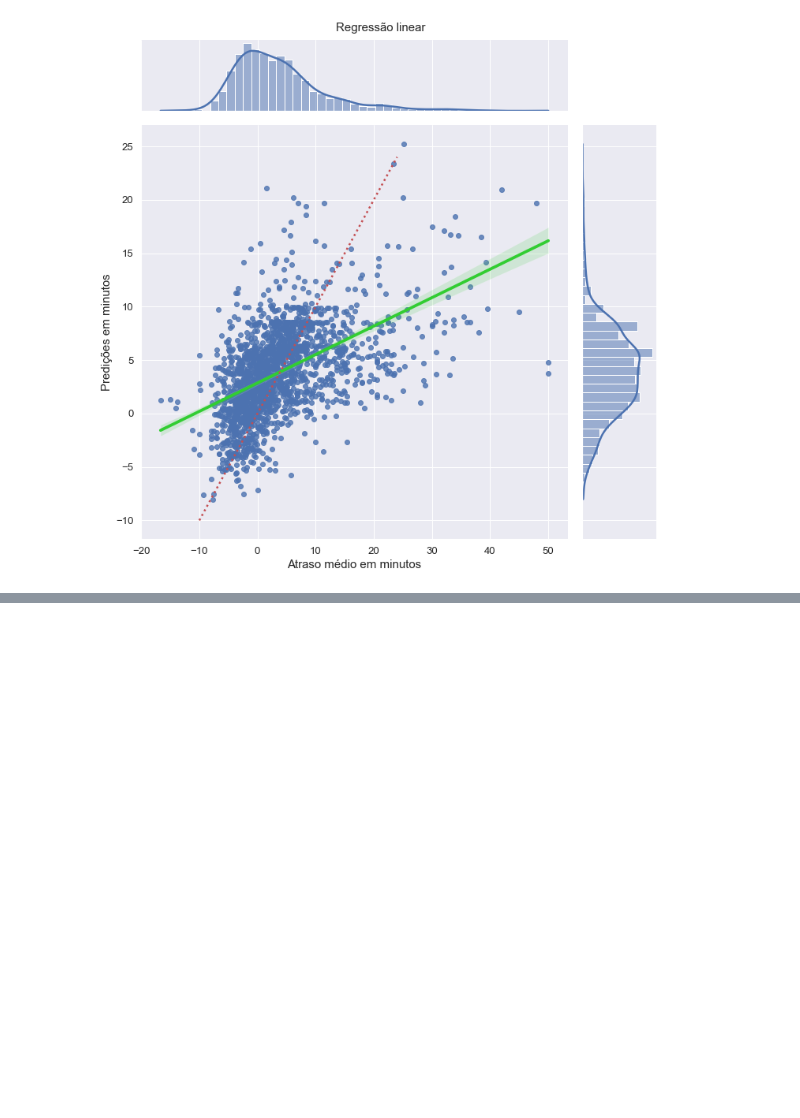
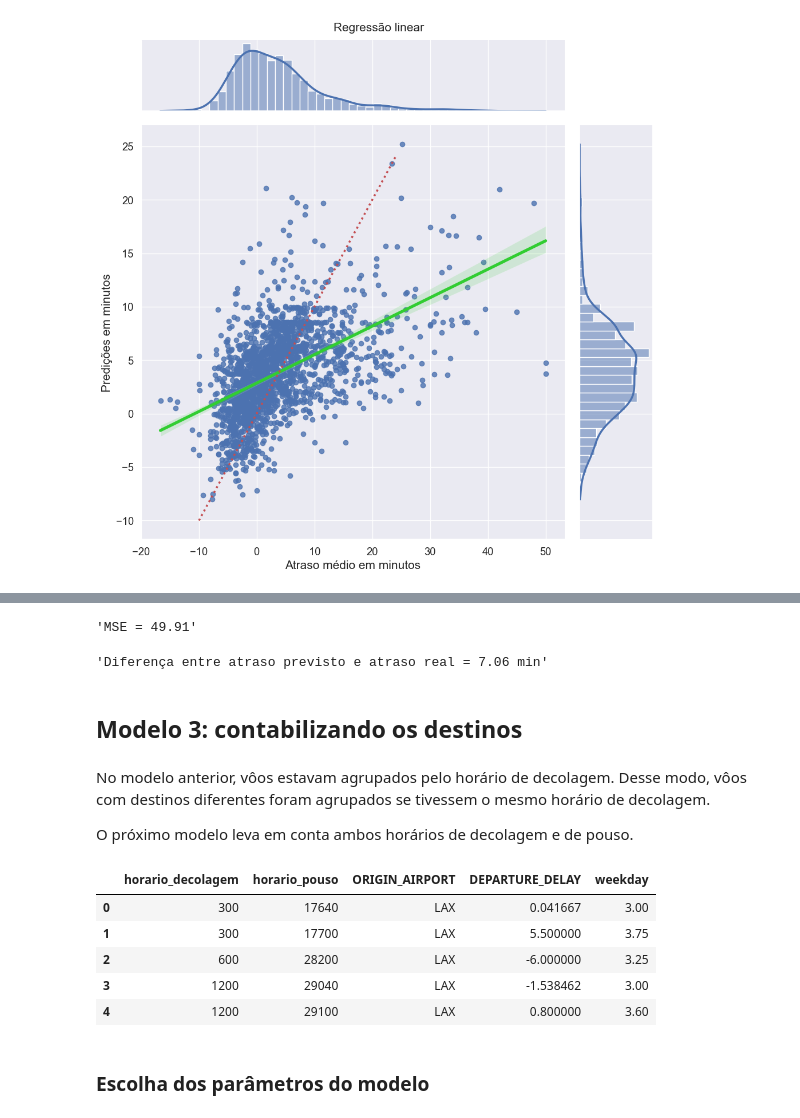
Before and after one commit to bekwendhausen/voos-kaggle-2015, a Jupyter notebook: flights-delay.ipynb, the cells around one changed output, grey strips where cells are left out. Cells and saved outputs as stored; diff of their text form; code cells hidden in the pictures; blank space fills up the shorter version.

```diff
--- a/flights-delay.ipynb
+++ b/flights-delay.ipynb
@@ -1379,0 +1493,3 @@ plt.show()
+# %%
+comp = 'AA'
+merged_df_test = get_merged_delays(df_test, comp)
@@ -1379,0 +1517,50 @@ plt.show()
+# %%
+X_ = poly.fit_transform(X_test)
+result = ridgereg.predict(X_)
+score = metrics.mean_squared_error(result, Y_test)
+'MSE = {:.2f}'.format(score)
+# %% [output]
+'MSE = 49.91'
+# %%
+'Diferença entre atraso previsto e atraso real = {:.2f} min'.format(np.sqrt(score))
+# %% [output]
+'Diferença entre atraso previsto e atraso real = 7.06 min'
+# %% [markdown]
+## Modelo 3: contabilizando os destinos
+# %% [markdown]
+No modelo anterior, vôos estavam agrupados pelo horário de decolagem. Desse modo, vôos com destinos diferentes foram agrupados se tivessem o mesmo horário de decolagem.
+
+O próximo modelo leva em conta ambos horários de decolagem e de pouso.
+# %%
+def create_df(df, comp):
+    df2 = df[df['AIRLINE'] == comp][['SCHEDULED_DEPARTURE', 'SCHEDULED_ARRIVAL',
+                                     'ORIGIN_AIRPORT', 'DESTINATION_AIRPORT', 'DEPARTURE_DELAY']]
+    df2.dropna(how='any', inplace=True)
+    df2['weekday'] = df2['SCHEDULED_DEPARTURE'].apply(lambda x: x.weekday())
+
+    # ____________________
+    # retirar atrasos > 1h
+    df2['DEPARTURE_DELAY'] = df2['DEPARTURE_DELAY'].apply(
+        lambda x: x if x < 60 else np.nan)
+    df2.dropna(how='any', inplace=True)
+
+    # _________________
+    # formatando horarios
+    def fct(x): return x.hour*3600+x.minute*60+x.second
+    df2['horario_decolagem'] = df2['SCHEDULED_DEPARTURE'].apply(
+        lambda x: x.time())
+    df2['horario_decolagem'] = df2['horario_decolagem'].apply(fct)
+    df2['horario_pouso'] = df2['SCHEDULED_ARRIVAL'].apply(fct)
+    df3 = df2.groupby(['horario_decolagem', 'horario_pouso', 'ORIGIN_AIRPORT'],
+                      as_index=False).mean()
+    return df3
+# %%
+df3 = create_df(df, comp)
+df3[:5]
+# %% [output]
+|  | horario_decolagem | horario_pouso | ORIGIN_AIRPORT | DEPARTURE_DELAY | weekday |
+| 0 | 300 | 17640 | LAX | 0.041667 | 3.00 |
+| 1 | 300 | 17700 | LAX | 5.500000 | 3.75 |
+| 2 | 600 | 28200 | LAX | -6.000000 | 3.25 |
+| 3 | 1200 | 29040 | LAX | -1.538462 | 3.00 |
+| 4 | 1200 | 29100 | LAX | 0.800000 | 3.60 |
@@ -1379,0 +1586,2 @@ plt.show()
+# %% [markdown]
+### Escolha dos parâmetros do modelo
```
Also changed, not shown: parts of 30 cells of this notebook, 1 other file.
